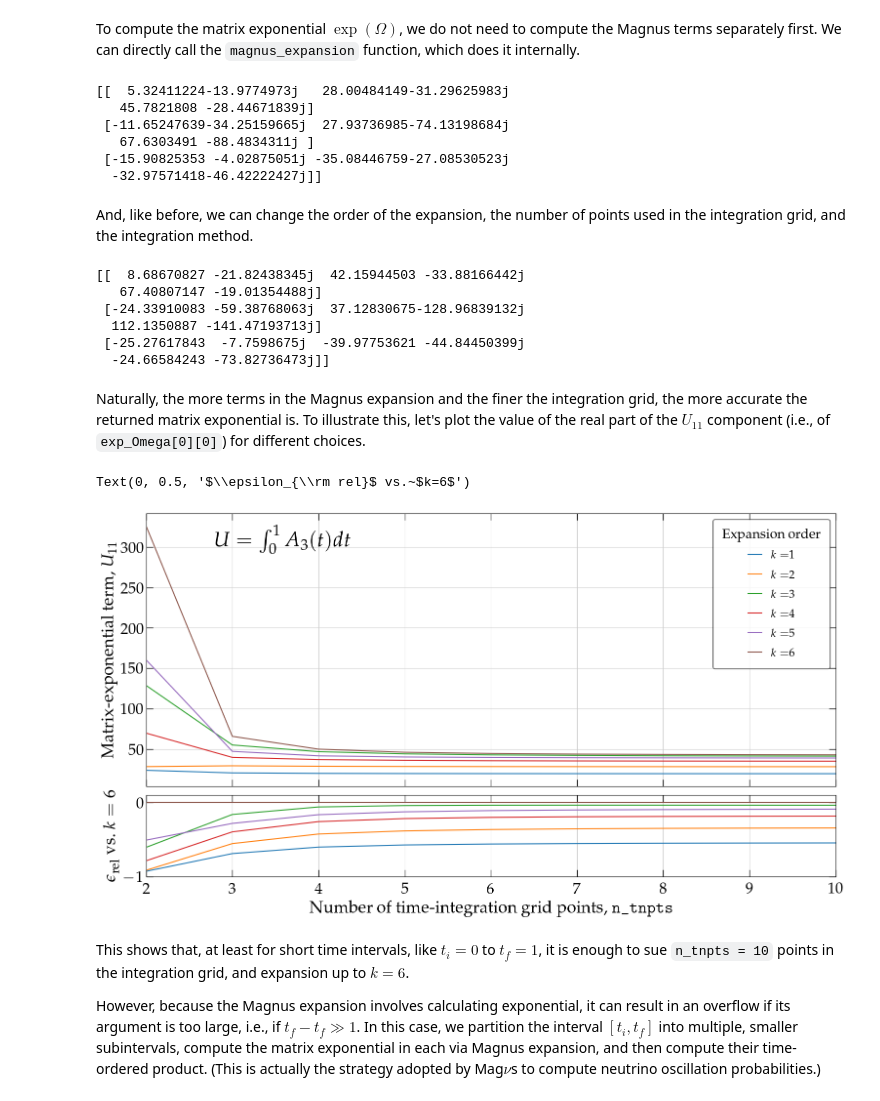
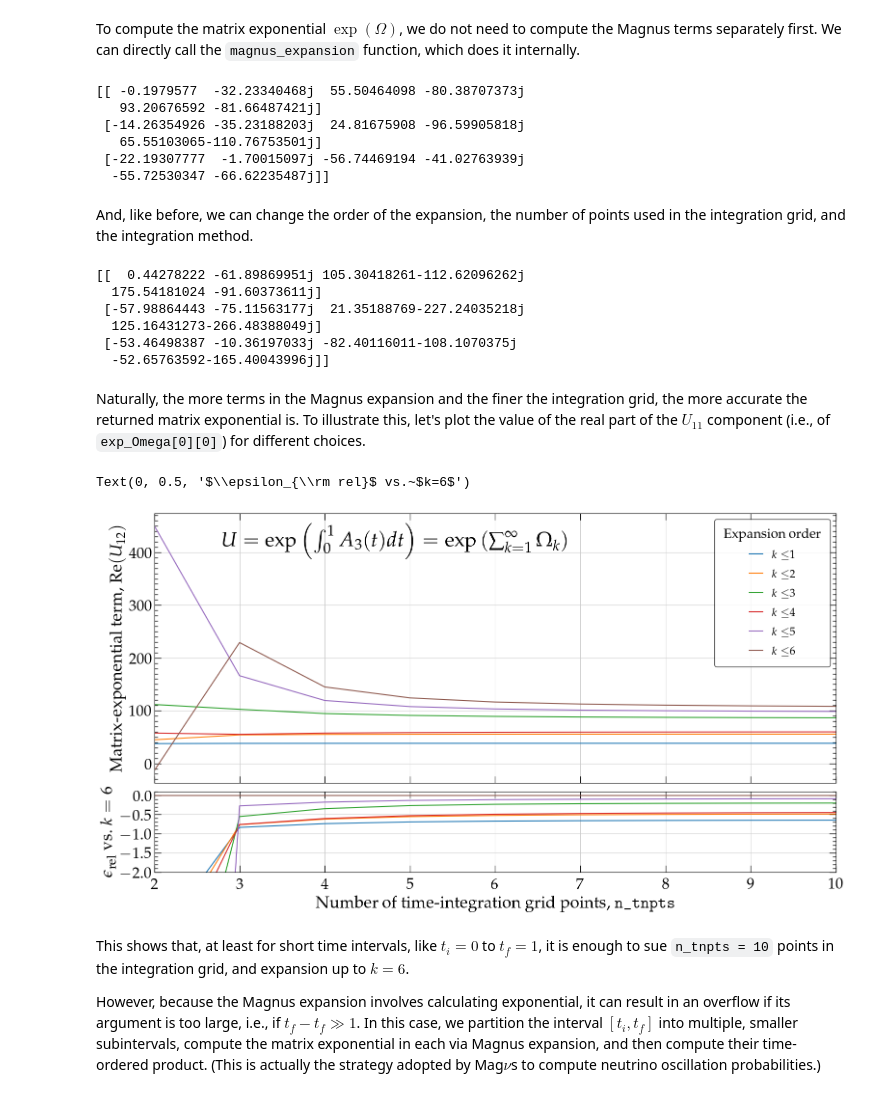
Before and after one commit to mbustama/Magnus, a Jupyter notebook: notebooks/9_magnus_matrix_exponential.ipynb, the cells around one changed output. Drawn from its saved outputs; the diff is of its cells as text; code cells hidden in the pictures.

Commit message:
Added examples using varying expansion order and subintervals

```diff
--- a/notebooks/9_magnus_matrix_exponential.ipynb
+++ b/notebooks/9_magnus_matrix_exponential.ipynb
@@ -34,7 +34,8 @@ where the terms $\Omega_k$ of the expansion are computed recursively in terms of
 First, define a sample $3 \times 3$ complex matrix (unlike the Hamiltonian in the case of neutrino oscillations, it does not have to be Hermitian).
 # %%
 def A3(t):
-    return np.array([[1+1j*t, 2*t**2, 3j*t], [0, 4-1j*t, 5+3j*t], [-3j*np.sqrt(t), -2j*t, 1]], dtype=np.complex128)
+    # return np.array([[1+1j*t, 2/(1+t), 3j*t], [0, 4-1j*t, 5+3j*t], [-3j*np.sqrt(t), -2j*(1/(1+t)), 1]], dtype=np.complex128)
+    return np.array([[1+1j*t, 2*t*2, 3j*t], [0, 4-1j*t, 5+3j*t], [-3j*np.sqrt(t), -2j*t, 1]], dtype=np.complex128)
 
 t_i, t_f = 0, 1 # Initial and final times of the matrix integral
 # %% [markdown]
@@ -84,24 +85,24 @@ To compute the matrix exponential $\exp(\Omega)$, we do not need to compute the
 exp_Omega = magnus.magnus_expansion(A3, t_i, t_f)
 print(exp_Omega)
 # %% [output]
-[[  5.32411224-13.9774973j   28.00484149-31.29625983j
-   45.7821808 -28.44671839j]
- [-11.65247639-34.25159665j  27.93736985-74.13198684j
-   67.6303491 -88.4834311j ]
- [-15.90825353 -4.02875051j -35.08446759-27.08530523j
-  -32.97571418-46.42222427j]]
+[[ -0.1979577  -32.23340468j  55.50464098 -80.38707373j
+   93.20676592 -81.66487421j]
+ [-14.26354926 -35.23188203j  24.81675908 -96.59905818j
+   65.55103065-110.76753501j]
+ [-22.19307777  -1.70015097j -56.74469194 -41.02763939j
+  -55.72530347 -66.62235487j]]
 # %% [markdown]
 And, like before, we can change the order of the expansion, the number of points used in the integration grid, and the integration method.
 # %%
 exp_Omega = magnus.magnus_expansion(A3, t_i, t_f, n_tpts=100, order=6, integration_method='simpson')
 print(exp_Omega)
 # %% [output]
-[[  8.68670827 -21.82438345j  42.15944503 -33.88166442j
-   67.40807147 -19.01354488j]
- [-24.33910083 -59.38768063j  37.12830675-128.96839132j
-  112.1350887 -141.47193713j]
- [-25.27617843  -7.7598675j  -39.97753621 -44.84450399j
-  -24.66584243 -73.82736473j]]
+[[  0.44278222 -61.89869951j 105.30418261-112.62096262j
+  175.54181024 -91.60373611j]
+ [-57.98864443 -75.11563177j  21.35188769-227.24035218j
+  125.16431273-266.48388049j]
+ [-53.46498387 -10.36197033j -82.40116011-108.1070375j
+  -52.65763592-165.40043996j]]
 # %% [markdown]
 Naturally, the more terms in the Magnus expansion and the finer the integration grid, the more accurate the returned matrix exponential is.  To illustrate this, let's plot the value of the real part of the $U_{11}$ component (i.e., of `exp_Omega[0][0]`) for different choices.
 # %%
@@ -123,39 +124,44 @@ fig, ax = plt.subplots(
     gridspec_kw=gs_kw,
     figsize=[18,9])
 fig.subplots_adjust(hspace=0.05, wspace=0.05)
 
 # Plot data
 n_tpts = range(n_tpts_min, n_tpts_max+1)
 for order in range(order_max):
-    ax[0].plot(n_tpts, exp_Omega_elem_sel[order], label='$k = $'+str(order+1))
+    ax[0].plot(n_tpts, exp_Omega_elem_sel[order], label='$k \leq $'+str(order+1))
     rel_error = (exp_Omega_elem_sel[order]-exp_Omega_elem_sel[order_max-1])/exp_Omega_elem_sel[order_max-1]
     ax[1].plot(n_tpts, rel_error)
 
 # Legend
 ax[0].legend(fontsize=17, frameon=True, loc='upper right', handlelength=1.2, handleheight=0.7,
              borderpad=0.8, title_fontsize=20, edgecolor='k', labelspacing=0.7, ncol=1, title=r'Expansion order')
 
 # Annotate
-ax[0].annotate(r'$U = \int_0^1 A_3(t) dt$', xy = (0.10, 0.88),  xycoords='axes fraction',  ha='left', fontsize=30)
+ax[0].annotate(r'$U = \exp \left( \int_0^1 A_3(t) dt \right) = \exp \left( \sum_{k=1}^\infty \Omega_k \right) $',
+               xy = (0.10, 0.88),  xycoords='axes fraction',  ha='left', fontsize=30)
 
 # Format plot
 for i, axx in enumerate(ax):
     axx.set_xlim(n_tpts_min, n_tpts_max)
     axx.grid(visible=True, c='0.8', which='both', axis='x')
     axx.grid(visible=True, c='0.8', which='major', axis='y')
-ax[1].set_ylim(-1, 0.1)
+ax[1].set_ylim(-2, 0.1)
 ax[0].xaxis.set_ticklabels([])
-ax[0].set_ylabel(r'Matrix-exponential term, $U_{11}$')
+ax[0].yaxis.set_major_locator(mpl.ticker.MultipleLocator(base=100))
+ax[0].yaxis.set_minor_locator(mpl.ticker.MultipleLocator(base=10))
+ax[1].yaxis.set_major_locator(mpl.ticker.MultipleLocator(base=0.5))
+ax[1].yaxis.set_minor_locator(mpl.ticker.MultipleLocator(base=0.1))
+ax[0].set_ylabel(r'Matrix-exponential term, ${\rm Re} (U_{12})$')
 ax[1].set_xlabel(r'Number of time-integration grid points, \texttt{n_tnpts}')
 ax[1].set_ylabel(r'$\epsilon_{\rm rel}$ vs.~$k=6$')
 
 # Save plot
-# filename = 'magnus_expansion_performance'
+# filename = 'magnus_expansion_performance_vs_n_tnpts'
 # plt.savefig('../fig/'+filename+'.pdf', transparent=False, bbox_inches='tight', dpi=300)
 # plt.savefig('../fig/'+filename+'.jpg', transparent=False, bbox_inches='tight', dpi=200)
 # %% [output]
 Text(0, 0.5, '$\\epsilon_{\\rm rel}$ vs.~$k=6$')
-[figure, old version]
+[figure, new version]
 # %% [markdown]
 This shows that, at least for short time intervals, like $t_i = 0$ to $t_f = 1$, it is enough to sue `n_tnpts = 10` points in the integration grid, and expansion up to $k = 6$.
 
```
Also changed, not shown: parts of 7 cells of this notebook.
